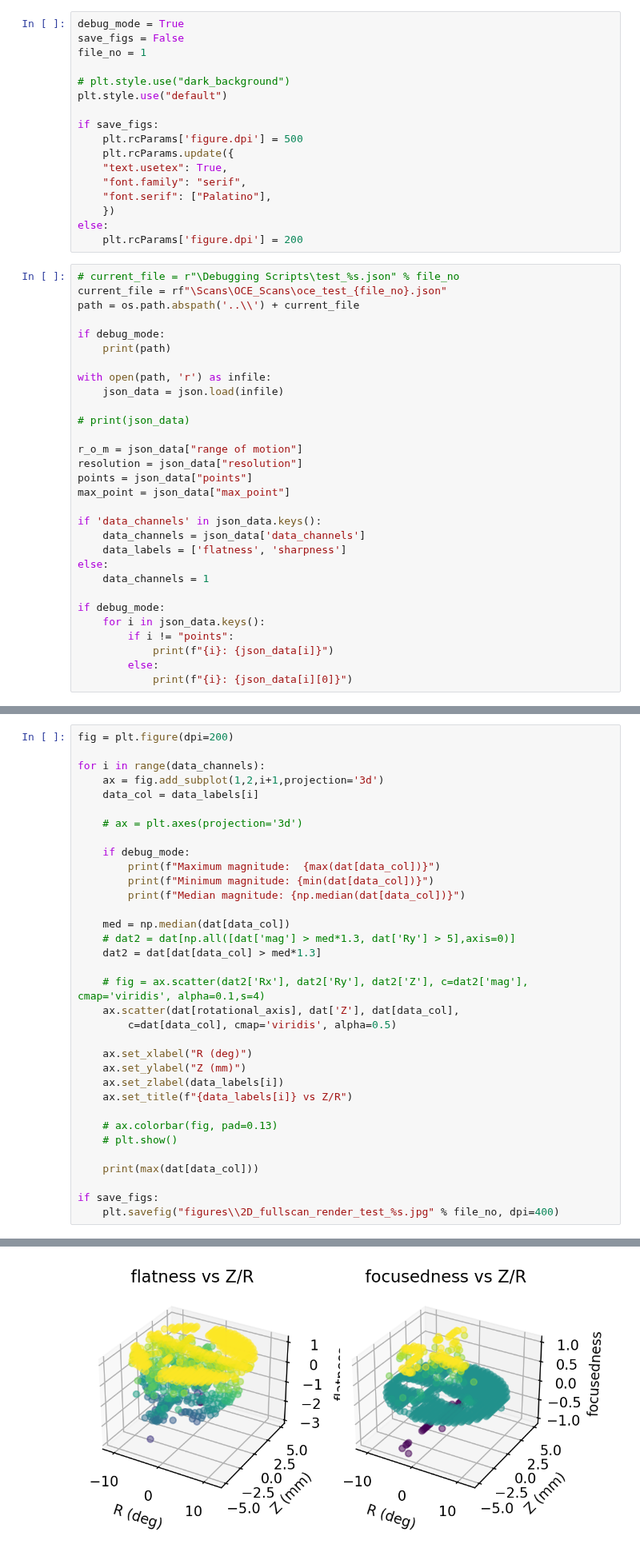
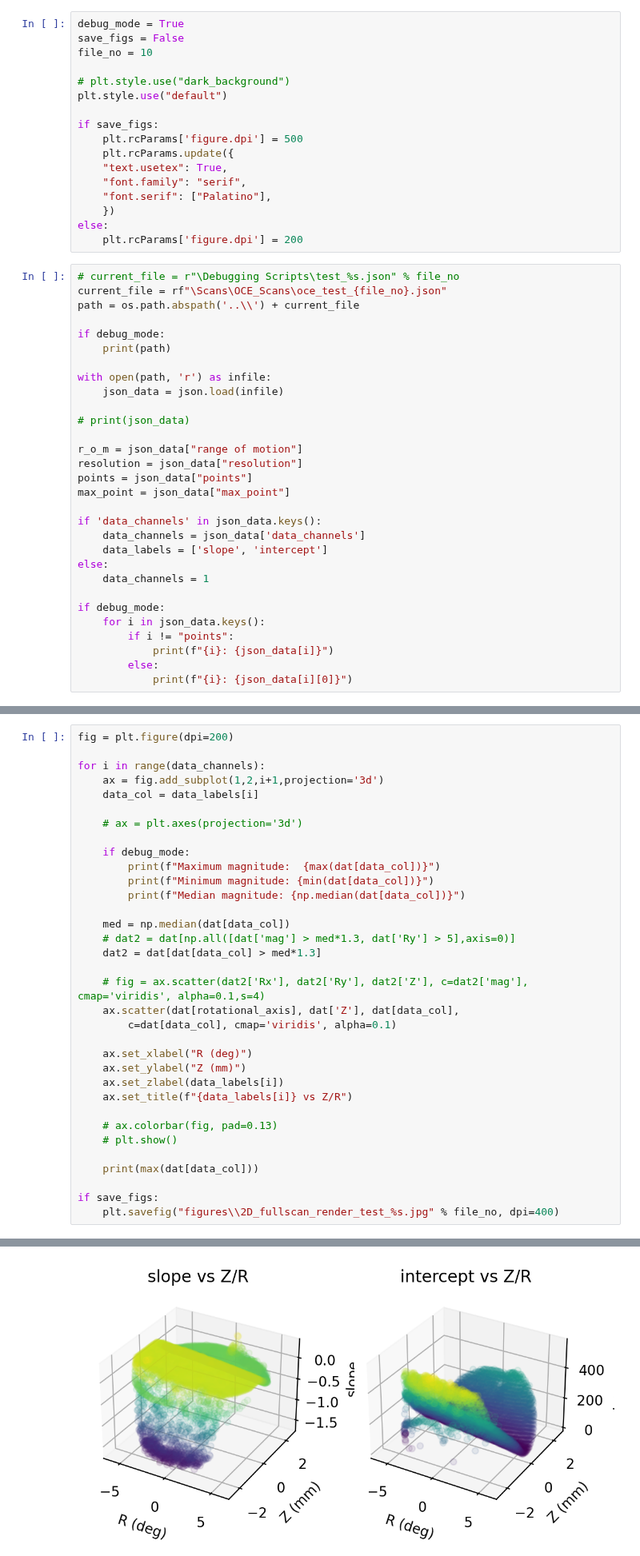
Before and after one commit to Benji-UW/COBOT-Transducer-Control-Code, a Jupyter notebook: Debugging Scripts/2D scans.ipynb, the cells around one changed output, grey strips where cells are left out. Shown at 80% size. Cells and saved outputs as stored; diff of their text form.

```diff
--- a/Debugging Scripts/2D scans.ipynb
+++ b/Debugging Scripts/2D scans.ipynb
@@ -49,7 +54,7 @@ Available test files:
 # %%
 debug_mode = True
 save_figs = False
-file_no = 1
+file_no = 10
 
 # plt.style.use("dark_background")
 plt.style.use("default")
@@ -83,7 +88,7 @@ max_point = json_data["max_point"]
 
 if 'data_channels' in json_data.keys():
     data_channels = json_data['data_channels']
-    data_labels = ['flatness', 'sharpness']
+    data_labels = ['slope', 'intercept']
 else:
     data_channels = 1
 
@@ -154,7 +164,7 @@ for i in range(data_channels):
 
     # fig = ax.scatter(dat2['Rx'], dat2['Ry'], dat2['Z'], c=dat2['mag'], cmap='viridis', alpha=0.1,s=4)
     ax.scatter(dat[rotational_axis], dat['Z'], dat[data_col],
-        c=dat[data_col], cmap='viridis', alpha=0.5)
+        c=dat[data_col], cmap='viridis', alpha=0.1)
 
     ax.set_xlabel("R (deg)")
     ax.set_ylabel("Z (mm)")
@@ -180,4 +190,4 @@ Median magnitude: 0.0
-[figure, old version]
+[figure, new version]
 # %%
 # "mps" stands for "max points," or all the points in Rx/Ry space that occur at the max
 # value of Z, rotated for each of the other dimensions
```
Also changed, not shown: parts of 8 cells of this notebook, 3 other files.
